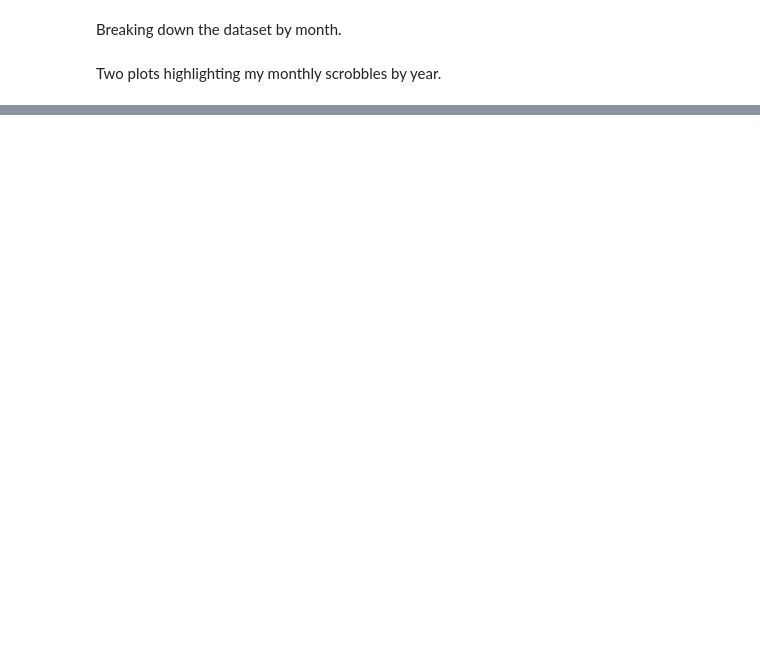
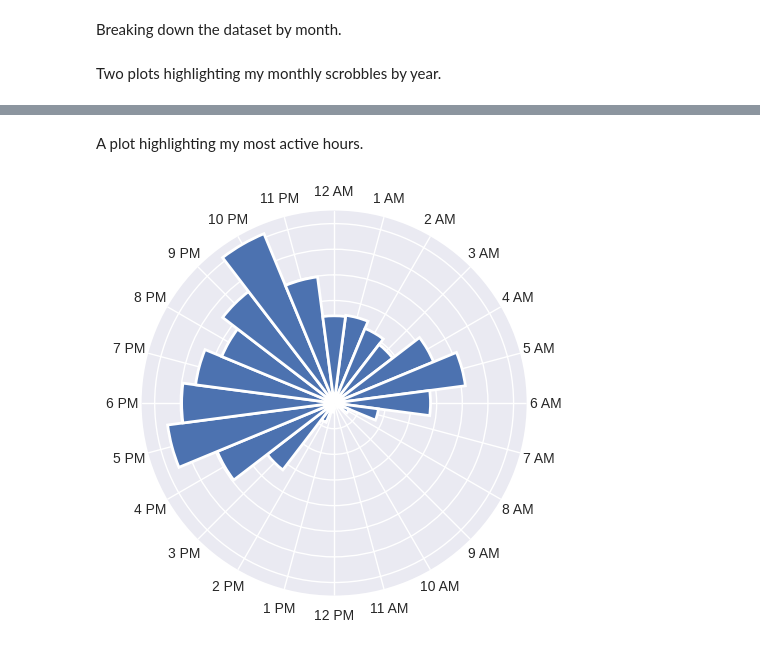
Before and after one commit to Dirghayu-Shah/listening-habits, a Jupyter notebook: listening-habits.ipynb, the cells around one changed output, grey strips where cells are left out. Saved outputs shown, nothing was run; the diff lists cells and outputs as text; code cells hidden in the pictures; blank space fills up the shorter version.

```diff
--- a/listening-habits.ipynb
+++ b/listening-habits.ipynb
@@ -133,0 +183,50 @@ Text(0.5, 0, 'Month')
+# %%
+hourly = (
+    scrob
+    .assign(
+        hour = lambda x: x['Date'].dt.strftime('%H').astype(int),
+    )
+    .groupby('hour')
+    .apply(lambda x: pd.Series({
+        'Scrobbles': len(x['Date'])
+    }))
+    .reset_index()
+)
+# %% [markdown]
+A plot highlighting my most active hours.
+# %%
+fig = plt.figure(figsize = (5, 5))
+
+ax = plt.subplot(111, projection = 'polar')
+plt.axis()
+
+lowerLimit = 0
+max = hourly['Scrobbles'].max()
+
+heights = hourly['Scrobbles']
+width = 2 * np.pi / len(hourly.index)
+
+indexes = list(range(1, len(hourly.index) + 1))
+angles = [element * width for element in indexes]
+
+bars = ax.bar(x = angles,
+            height = hourly['Scrobbles'],
+            width = width,
+            linewidth=2,
+            edgecolor="white",
+            bottom = 0)
+
+ax.set_theta_direction(-1)
+ax.set_theta_offset(np.pi/2)
+ax.set_xticks(np.linspace(0, 2 * np.pi, 24, endpoint=False))
+hour_list = ['12 AM', '1 AM', '2 AM', '3 AM', '4 AM', '5 AM', '6 AM',
+            '7 AM', '8 AM', '9 AM', '10 AM', '11 AM', '12 PM',
+            '1 PM', '2 PM', '3 PM', '4 PM', '5 PM', '6 PM',
+            '7 PM', '8 PM', '9 PM', '10 PM', '11 PM']
+ax.set_xticklabels(hour_list)
+
+plt.setp(ax.get_yticklabels(), visible = False)
+
+plt.show()
+# %% [output]
+[figure, added]
```
Also changed, not shown: parts of 11 cells of this notebook.
